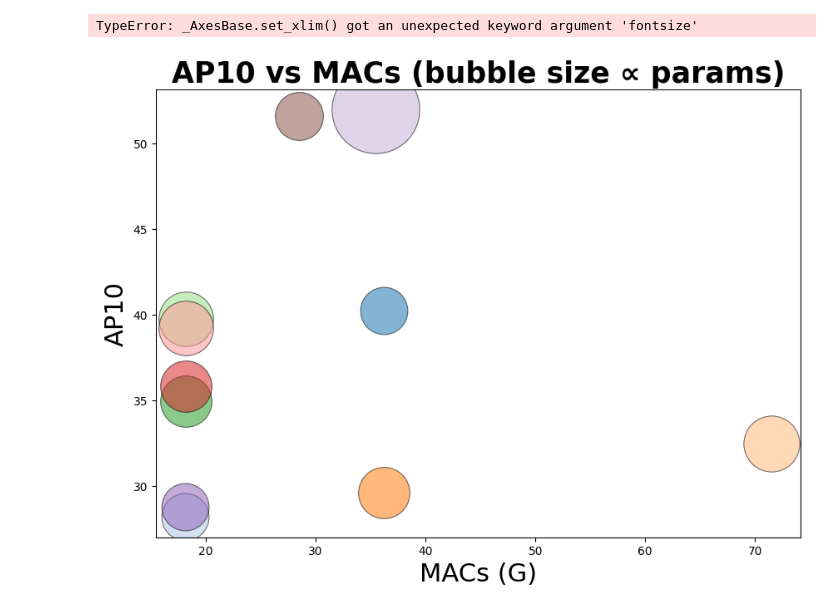
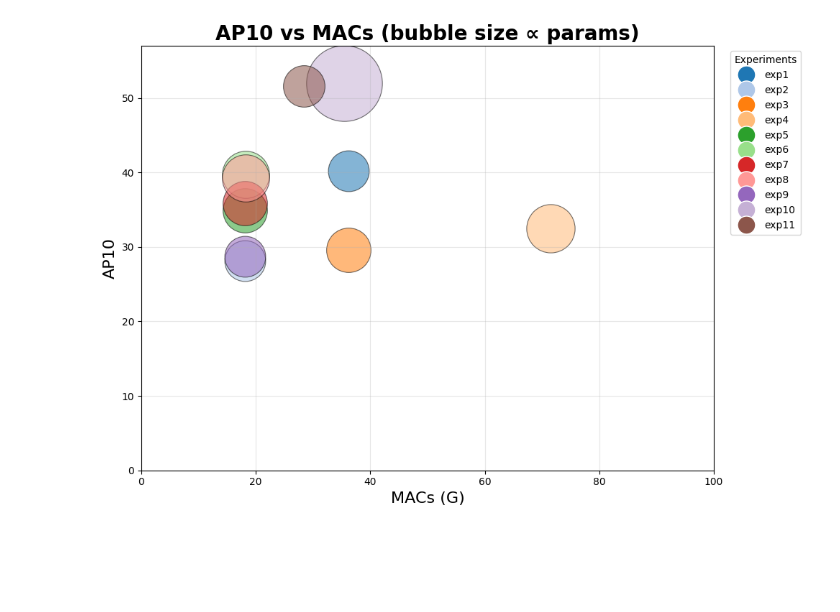
Before and after one commit to mcv-m6-video/mcv-c6-2026-team2, a Jupyter notebook: Week5/notebooks/plots.ipynb, the cells around one changed output. Saved outputs shown, nothing was run; the diff lists cells and outputs as text; code cells hidden in the pictures; blank space fills up the shorter version.

Commit message:
Plotting model complexity

```diff
--- a/Week5/notebooks/plots.ipynb
+++ b/Week5/notebooks/plots.ipynb
@@ -29,7 +29,7 @@ df_sel["AP10"] = pd.to_numeric(df_sel["AP10"], errors="coerce")
 sizes = np.sqrt(df_sel["TOTAL PARAMS"])
 
 cmap = plt.get_cmap("tab20")
-colors = [cmap(i) for i in range(len(df_sel))]
+colors = [cmap(i%20) for i in range(len(df_sel))]
 
 plt.figure(figsize=(10, 7))
 
@@ -47,38 +47,37 @@ for i, row in df_sel.iterrows():
         linewidths=0.8
     )
 
-plt.xlabel("MACs (G)", fontsize=22)
-plt.ylabel("AP10", fontsize=22)
-plt.title("AP10 vs MACs (bubble size ∝ params)", fontsize=25, fontweight='bold')
+plt.xlabel("MACs (G)", fontsize=16)
+plt.ylabel("AP10", fontsize=16)
+plt.title("AP10 vs MACs (bubble size ∝ params)", fontsize=20, fontweight='bold')
 
 plt.xlim(0, 100)
 plt.ylim(0, max(df_sel["AP10"]) + 5)
 
 plt.grid(True, alpha=0.3)
 
 legend_elements = []
 
 for i, row in df_sel.iterrows():
     legend_elements.append(
         Line2D(
             [0], [0],
             marker='o',
             color='w',
             label=f'{row["Experiment"]}',
             markerfacecolor=colors[i],
-            markersize=22
+            markersize=18
         )
     )
 
 plt.legend(
     handles=legend_elements,
     title="Experiments",
     bbox_to_anchor=(1.02, 1),
     loc="upper left"
 )
 
 plt.tight_layout()
 plt.show()
 # %% [output]
-TypeError: _AxesBase.set_xlim() got an unexpected keyword argument 'fontsize'
-[figure, old version]
+[figure, new version]
```
